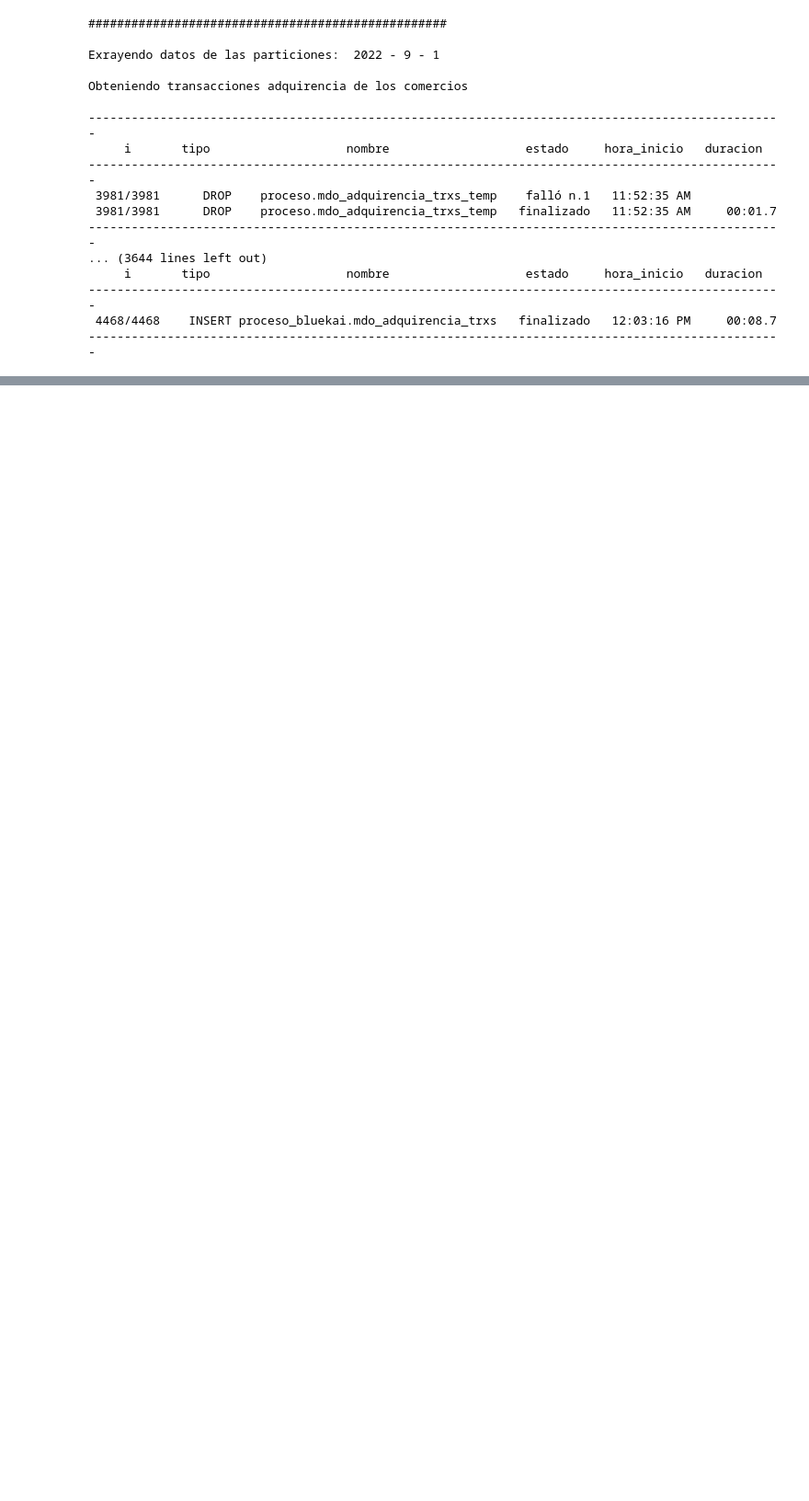
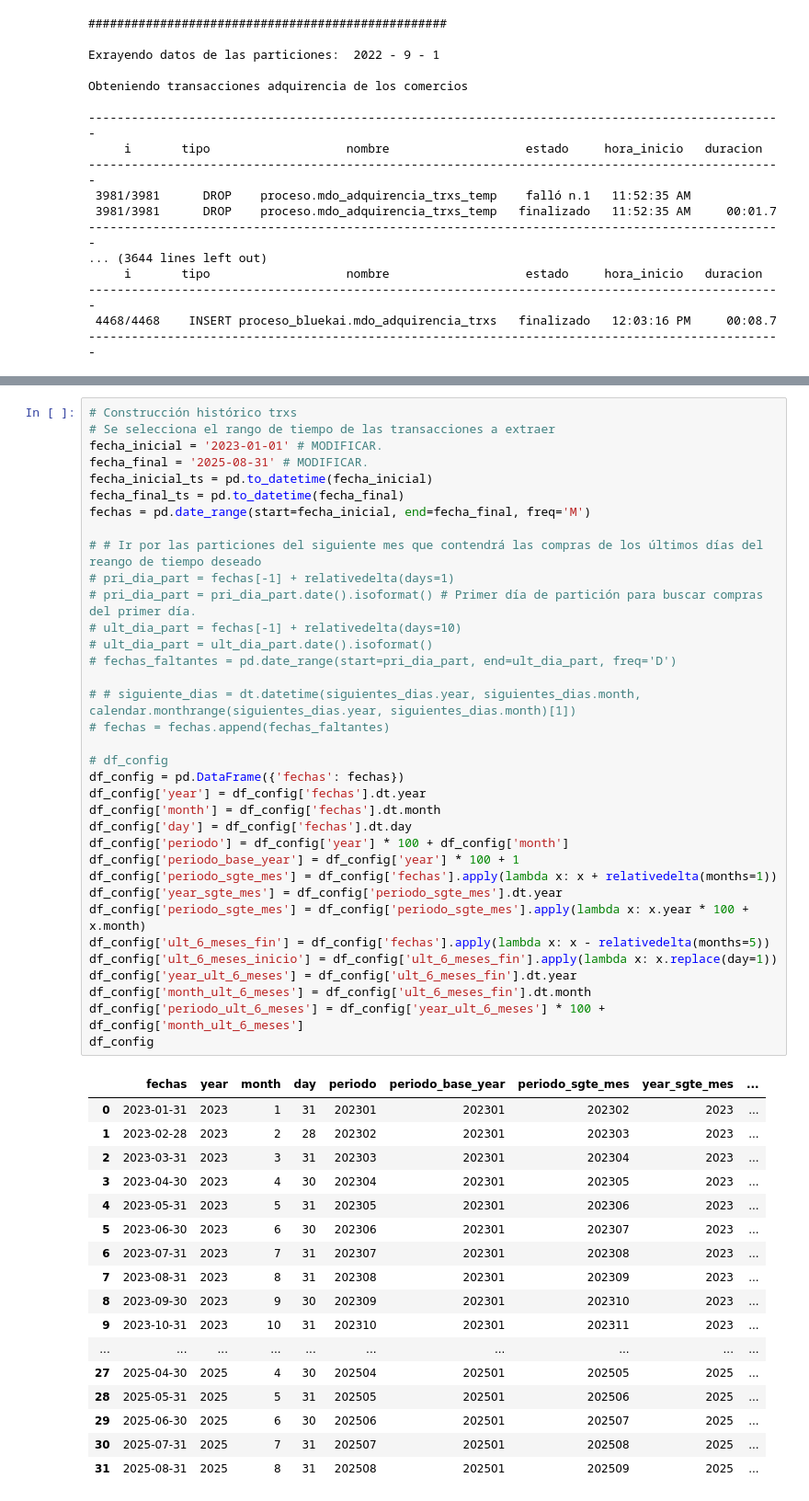
Before and after one commit to Santlond/ADQUIRENCIA_FERIA_EVA_github, a Jupyter notebook: uso_vinc_caliche_blackberry.ipynb, the cells around one changed output, grey strips where cells are left out. Shown at 92% size. Drawn from its saved outputs; the diff is of its cells as text; blank space fills up the shorter version.

```diff
--- a/uso_vinc_caliche_blackberry.ipynb
+++ b/uso_vinc_caliche_blackberry.ipynb
@@ -340,0 +574,53 @@ Obteniendo transacciones adquirencia de los comercios
+# %%
+# Construcción histórico trxs
+# Se selecciona el rango de tiempo de las transacciones a extraer
+fecha_inicial = '2023-01-01' # MODIFICAR.
+fecha_final = '2025-08-31' # MODIFICAR.
+fecha_inicial_ts = pd.to_datetime(fecha_inicial)
+fecha_final_ts = pd.to_datetime(fecha_final)
+fechas = pd.date_range(start=fecha_inicial, end=fecha_final, freq='M')
+
+# # Ir por las particiones del siguiente mes que contendrá las compras de los últimos días del reango de tiempo deseado
+# pri_dia_part = fechas[-1] + relativedelta(days=1)
+# pri_dia_part = pri_dia_part.date().isoformat() # Primer día de partición para buscar compras del primer día.
+# ult_dia_part = fechas[-1] + relativedelta(days=10)
+# ult_dia_part = ult_dia_part.date().isoformat()
+# fechas_faltantes = pd.date_range(start=pri_dia_part, end=ult_dia_part, freq='D')
+
+# # siguiente_dias = dt.datetime(siguientes_dias.year, siguientes_dias.month, calendar.monthrange(siguientes_dias.year, siguientes_dias.month)[1])
+# fechas = fechas.append(fechas_faltantes)
+
+# df_config
+df_config = pd.DataFrame({'fechas': fechas})
+df_config['year'] = df_config['fechas'].dt.year
+df_config['month'] = df_config['fechas'].dt.month
+df_config['day'] = df_config['fechas'].dt.day
+df_config['periodo'] = df_config['year'] * 100 + df_config['month']
+df_config['periodo_base_year'] = df_config['year'] * 100 + 1
+df_config['periodo_sgte_mes'] = df_config['fechas'].apply(lambda x: x + relativedelta(months=1))
+df_config['year_sgte_mes'] = df_config['periodo_sgte_mes'].dt.year
+df_config['periodo_sgte_mes'] = df_config['periodo_sgte_mes'].apply(lambda x: x.year * 100 + x.month)
+df_config['ult_6_meses_fin'] = df_config['fechas'].apply(lambda x: x - relativedelta(months=5))
+df_config['ult_6_meses_inicio'] = df_config['ult_6_meses_fin'].apply(lambda x: x.replace(day=1))
+df_config['year_ult_6_meses'] = df_config['ult_6_meses_fin'].dt.year
+df_config['month_ult_6_meses'] = df_config['ult_6_meses_fin'].dt.month
+df_config['periodo_ult_6_meses'] = df_config['year_ult_6_meses'] * 100 + df_config['month_ult_6_meses']
+df_config
+# %% [output]
+|  | fechas | year | month | day | periodo | periodo_base_year | periodo_sgte_mes | year_sgte_mes | ... |
+| 0 | 2023-01-31 | 2023 | 1 | 31 | 202301 | 202301 | 202302 | 2023 | ... |
+| 1 | 2023-02-28 | 2023 | 2 | 28 | 202302 | 202301 | 202303 | 2023 | ... |
+| 2 | 2023-03-31 | 2023 | 3 | 31 | 202303 | 202301 | 202304 | 2023 | ... |
+| 3 | 2023-04-30 | 2023 | 4 | 30 | 202304 | 202301 | 202305 | 2023 | ... |
+| 4 | 2023-05-31 | 2023 | 5 | 31 | 202305 | 202301 | 202306 | 2023 | ... |
+| 5 | 2023-06-30 | 2023 | 6 | 30 | 202306 | 202301 | 202307 | 2023 | ... |
+| 6 | 2023-07-31 | 2023 | 7 | 31 | 202307 | 202301 | 202308 | 2023 | ... |
+| 7 | 2023-08-31 | 2023 | 8 | 31 | 202308 | 202301 | 202309 | 2023 | ... |
+| 8 | 2023-09-30 | 2023 | 9 | 30 | 202309 | 202301 | 202310 | 2023 | ... |
+| 9 | 2023-10-31 | 2023 | 10 | 31 | 202310 | 202301 | 202311 | 2023 | ... |
+| ... | ... | ... | ... | ... | ... | ... | ... | ... | ... |
+| 27 | 2025-04-30 | 2025 | 4 | 30 | 202504 | 202501 | 202505 | 2025 | ... |
+| 28 | 2025-05-31 | 2025 | 5 | 31 | 202505 | 202501 | 202506 | 2025 | ... |
+| 29 | 2025-06-30 | 2025 | 6 | 30 | 202506 | 202501 | 202507 | 2025 | ... |
+| 30 | 2025-07-31 | 2025 | 7 | 31 | 202507 | 202501 | 202508 | 2025 | ... |
+| 31 | 2025-08-31 | 2025 | 8 | 31 | 202508 | 202501 | 202509 | 2025 | ... |
```
Also changed, not shown: parts of 24 cells of this notebook, 5 other files.
